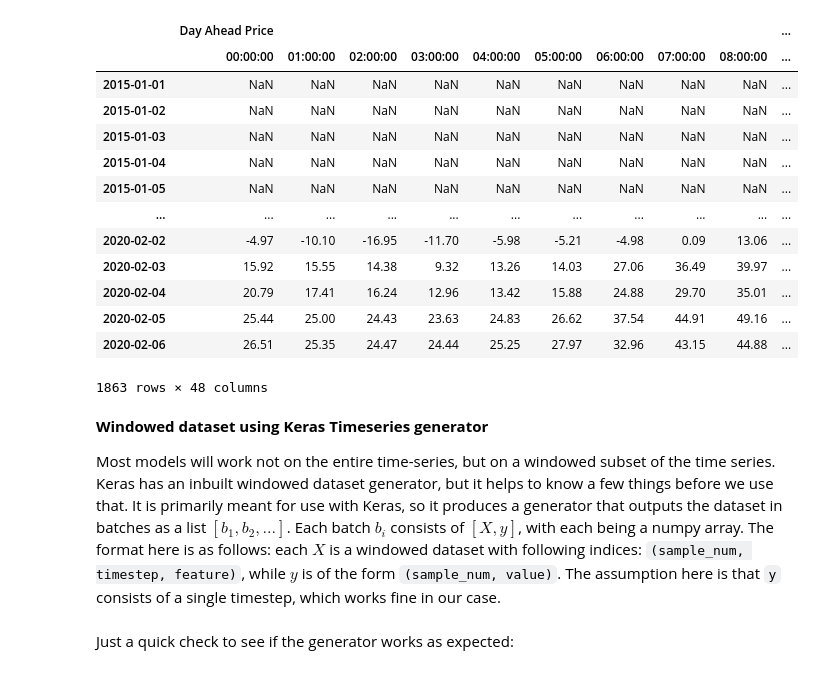
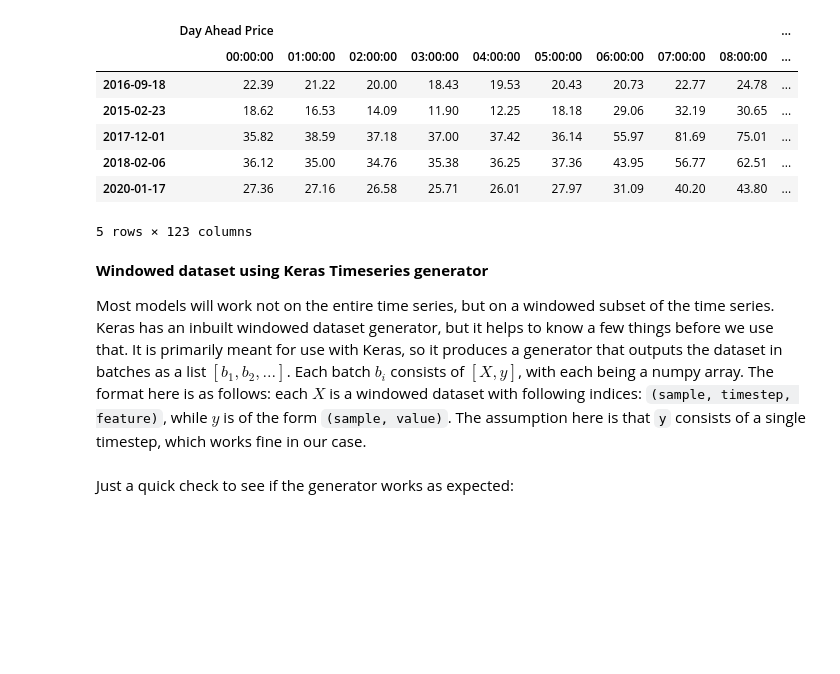
Before and after one commit to sandeshbhatjr/energy-prediction, a Jupyter notebook: docs/ep_statistical_models.ipynb, the cells around one changed output. Saved outputs shown, nothing was run; the diff lists cells and outputs as text; code cells hidden in the pictures; blank space fills up the shorter version.

Commit message:
Lot of updates to statistical models with refinements on error analysis

```diff
--- a/docs/ep_statistical_models.ipynb
+++ b/docs/ep_statistical_models.ipynb
@@ -28,20 +37,23 @@ This part will be technical. The purpose is to explore SOTA models for time-seri
 # %%
-def convert_to_multivariate_series(df, data_columns):
-  return df[data_columns].groupby(by=[df.index.date, df.index.time]).mean().unstack(-1)
+def convert_to_multivariate_series(df, data_columns, daily_columns=['Daylight Savings Time']):
+  multi_df = df[data_columns].groupby(by=[df.index.date, df.index.time]).mean().unstack(-1)
+  multi_df[daily_columns] = df[daily_columns]
+  return multi_df
 
-convert_to_multivariate_series(df, ['Day Ahead Price', 'Wind offshore Generation'])
+convert_to_multivariate_series(df,
+  ['Day Ahead Price',
+   'Wind onshore Generation',
+   'Wind offshore Generation',
+   'Photovoltaics Generation',
+   'Total Load'],
+   daily_columns=['Daylight Savings Time', 'Bidding Zone', 'Holidays']
+).sample(5)
 # %% [output]
 |  | Day Ahead Price |  |  |  |  |  |  |  |  | ... |
 |  | 00:00:00 | 01:00:00 | 02:00:00 | 03:00:00 | 04:00:00 | 05:00:00 | 06:00:00 | 07:00:00 | 08:00:00 | ... |
-| 2015-01-01 | NaN | NaN | NaN | NaN | NaN | NaN | NaN | NaN | NaN | ... |
-| 2015-01-02 | NaN | NaN | NaN | NaN | NaN | NaN | NaN | NaN | NaN | ... |
-| 2015-01-03 | NaN | NaN | NaN | NaN | NaN | NaN | NaN | NaN | NaN | ... |
-| 2015-01-04 | NaN | NaN | NaN | NaN | NaN | NaN | NaN | NaN | NaN | ... |
-| 2015-01-05 | NaN | NaN | NaN | NaN | NaN | NaN | NaN | NaN | NaN | ... |
-| ... | ... | ... | ... | ... | ... | ... | ... | ... | ... | ... |
-| 2020-02-02 | -4.97 | -10.10 | -16.95 | -11.70 | -5.98 | -5.21 | -4.98 | 0.09 | 13.06 | ... |
-| 2020-02-03 | 15.92 | 15.55 | 14.38 | 9.32 | 13.26 | 14.03 | 27.06 | 36.49 | 39.97 | ... |
-| 2020-02-04 | 20.79 | 17.41 | 16.24 | 12.96 | 13.42 | 15.88 | 24.88 | 29.70 | 35.01 | ... |
-| 2020-02-05 | 25.44 | 25.00 | 24.43 | 23.63 | 24.83 | 26.62 | 37.54 | 44.91 | 49.16 | ... |
-| 2020-02-06 | 26.51 | 25.35 | 24.47 | 24.44 | 25.25 | 27.97 | 32.96 | 43.15 | 44.88 | ... |
+| 2016-09-18 | 22.39 | 21.22 | 20.00 | 18.43 | 19.53 | 20.43 | 20.73 | 22.77 | 24.78 | ... |
+| 2015-02-23 | 18.62 | 16.53 | 14.09 | 11.90 | 12.25 | 18.18 | 29.06 | 32.19 | 30.65 | ... |
+| 2017-12-01 | 35.82 | 38.59 | 37.18 | 37.00 | 37.42 | 36.14 | 55.97 | 81.69 | 75.01 | ... |
+| 2018-02-06 | 36.12 | 35.00 | 34.76 | 35.38 | 36.25 | 37.36 | 43.95 | 56.77 | 62.51 | ... |
+| 2020-01-17 | 27.36 | 27.16 | 26.58 | 25.71 | 26.01 | 27.97 | 31.09 | 40.20 | 43.80 | ... |
-1863 rows × 48 columns
+5 rows × 123 columns
@@ -48,7 +75,7 @@ convert_to_multivariate_series(df, ['Day Ahead Price', 'Wind offshore Generation
 # %% [markdown]
 **Windowed dataset using Keras Timeseries generator**
 
-Most models will work not on the entire time-series, but on a windowed subset of the time series. Keras has an inbuilt windowed dataset generator, but it helps to know a few things before we use that. It is primarily meant for use with Keras, so it produces a generator that outputs the dataset in batches as a list $[b_1, b_2, ...]$. Each batch $b_i$ consists of $[X,y]$, with each being a numpy array. The format here is as follows: each $X$ is a windowed dataset with following indices: `(sample_num, timestep, feature)`, while $y$ is of the form `(sample_num, value)`. The assumption here is that `y` consists of a single timestep, which works fine in our case.
+Most models will work not on the entire time series, but on a windowed subset of the time series. Keras has an inbuilt windowed dataset generator, but it helps to know a few things before we use that. It is primarily meant for use with Keras, so it produces a generator that outputs the dataset in batches as a list $[b_1, b_2, ...]$. Each batch $b_i$ consists of $[X,y]$, with each being a numpy array. The format here is as follows: each $X$ is a windowed dataset with following indices: `(sample, timestep, feature)`, while $y$ is of the form `(sample, value)`. The assumption here is that `y` consists of a single timestep, which works fine in our case.
 # %%
 %tensorflow_version 2.x
 from tensorflow.keras.preprocessing.sequence import TimeseriesGenerator
```
Also changed, not shown: parts of 41 cells of this notebook.
